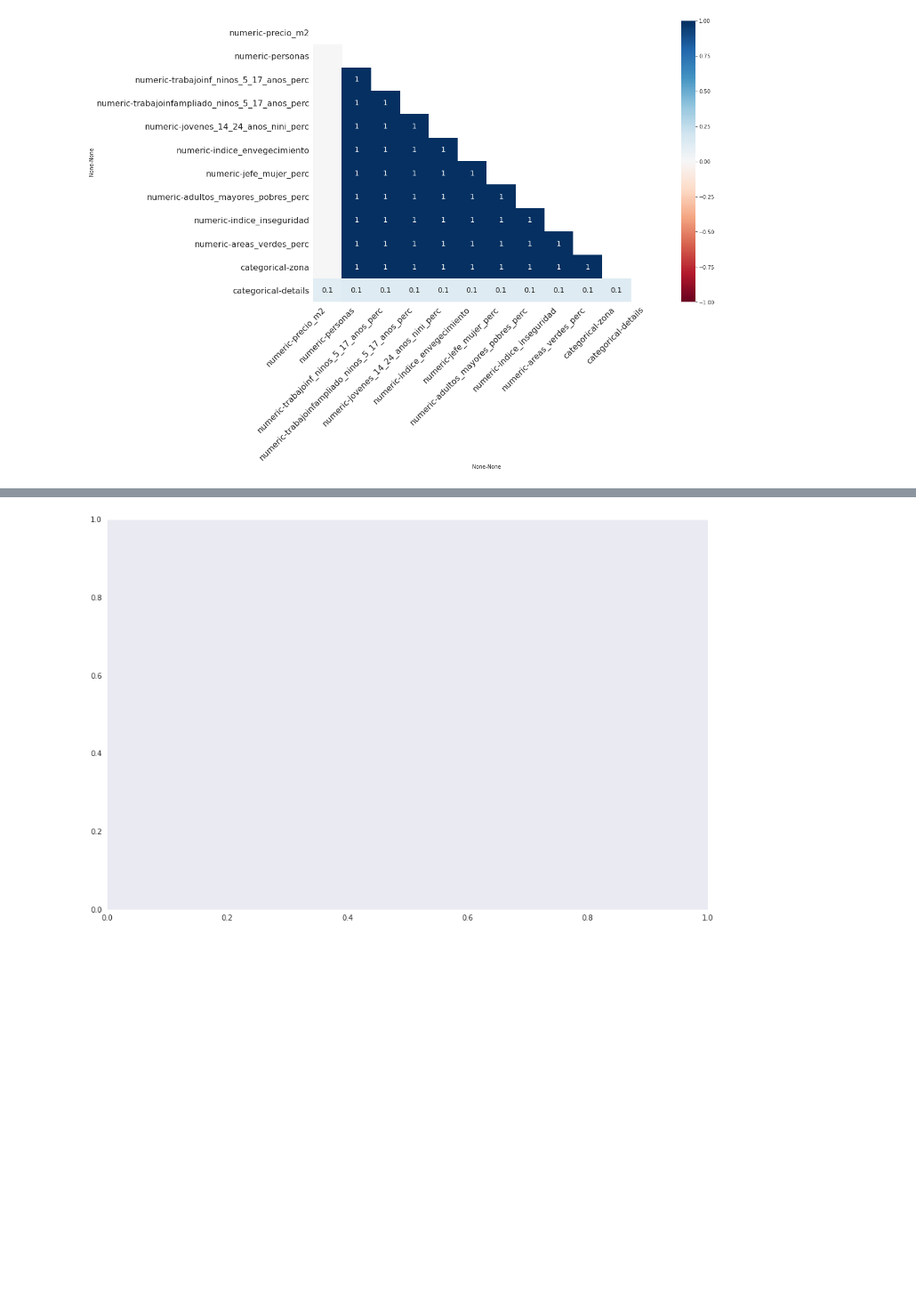
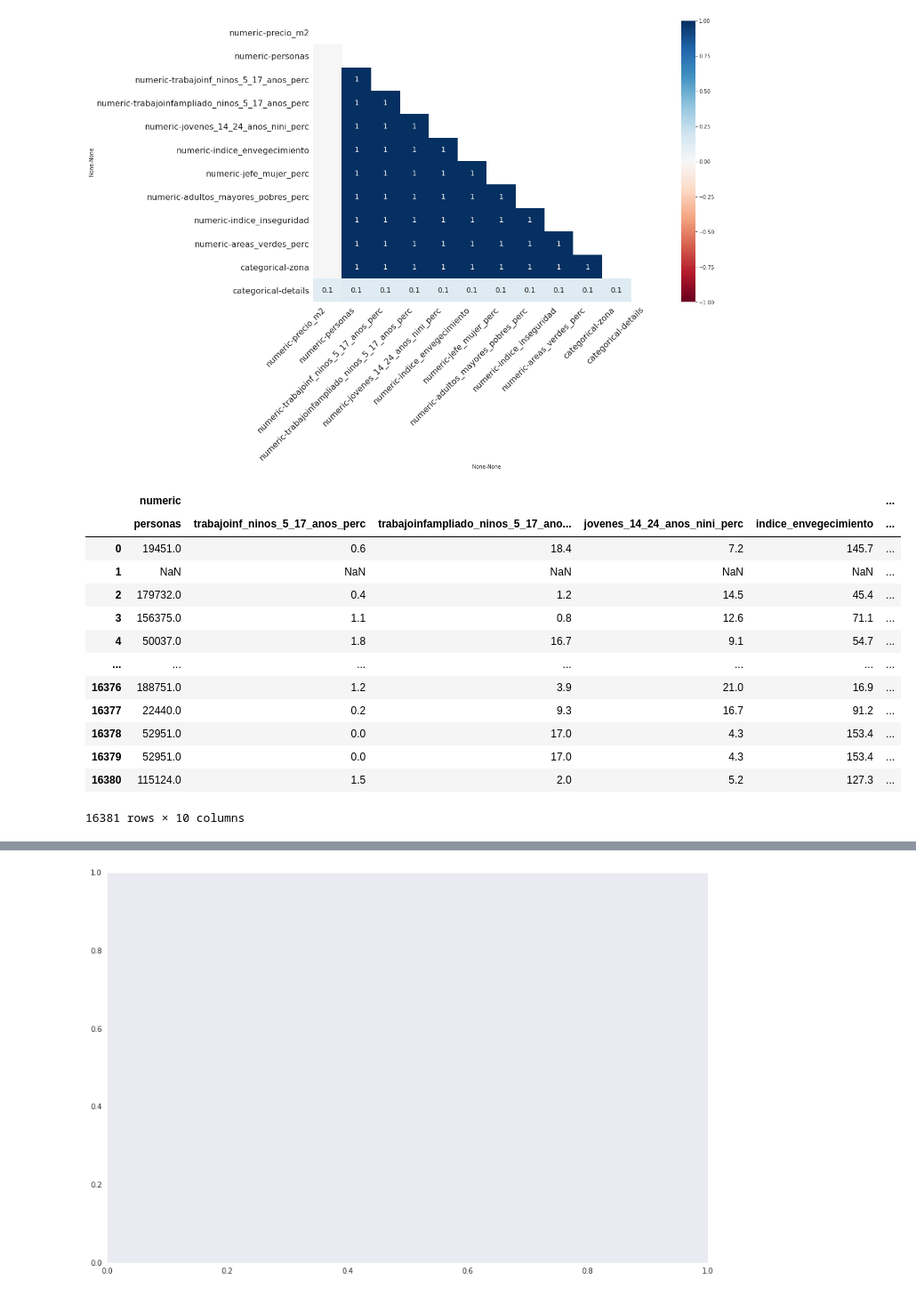
Before and after one commit to Baarry11/Tarea-1-LabDeDatos, a Jupyter notebook: tarea1.ipynb, the cells around one changed output, grey strips where cells are left out. Shown at 89% size. Drawn from its saved outputs; the diff is of its cells as text; code cells hidden in the pictures; blank space fills up the shorter version.

```diff
--- a/tarea1.ipynb
+++ b/tarea1.ipynb
@@ -491,0 +496,17 @@ msno.heatmap(df, ax = ax)
+# %%
+nulls
+# %% [output]
+|  | numeric |  |  |  |  | ... |
+|  | personas | trabajoinf_ninos_5_17_anos_perc | trabajoinfampliado_ninos_5_17_ano... | jovenes_14_24_anos_nini_perc | indice_envegecimiento | ... |
+| 0 | 19451.0 | 0.6 | 18.4 | 7.2 | 145.7 | ... |
+| 1 | NaN | NaN | NaN | NaN | NaN | ... |
+| 2 | 179732.0 | 0.4 | 1.2 | 14.5 | 45.4 | ... |
+| 3 | 156375.0 | 1.1 | 0.8 | 12.6 | 71.1 | ... |
+| 4 | 50037.0 | 1.8 | 16.7 | 9.1 | 54.7 | ... |
+| ... | ... | ... | ... | ... | ... | ... |
+| 16376 | 188751.0 | 1.2 | 3.9 | 21.0 | 16.9 | ... |
+| 16377 | 22440.0 | 0.2 | 9.3 | 16.7 | 91.2 | ... |
+| 16378 | 52951.0 | 0.0 | 17.0 | 4.3 | 153.4 | ... |
+| 16379 | 52951.0 | 0.0 | 17.0 | 4.3 | 153.4 | ... |
+| 16380 | 115124.0 | 1.5 | 2.0 | 5.2 | 127.3 | ... |
+16381 rows × 10 columns
```
Also changed, not shown: parts of 24 cells of this notebook, 2 other files.
